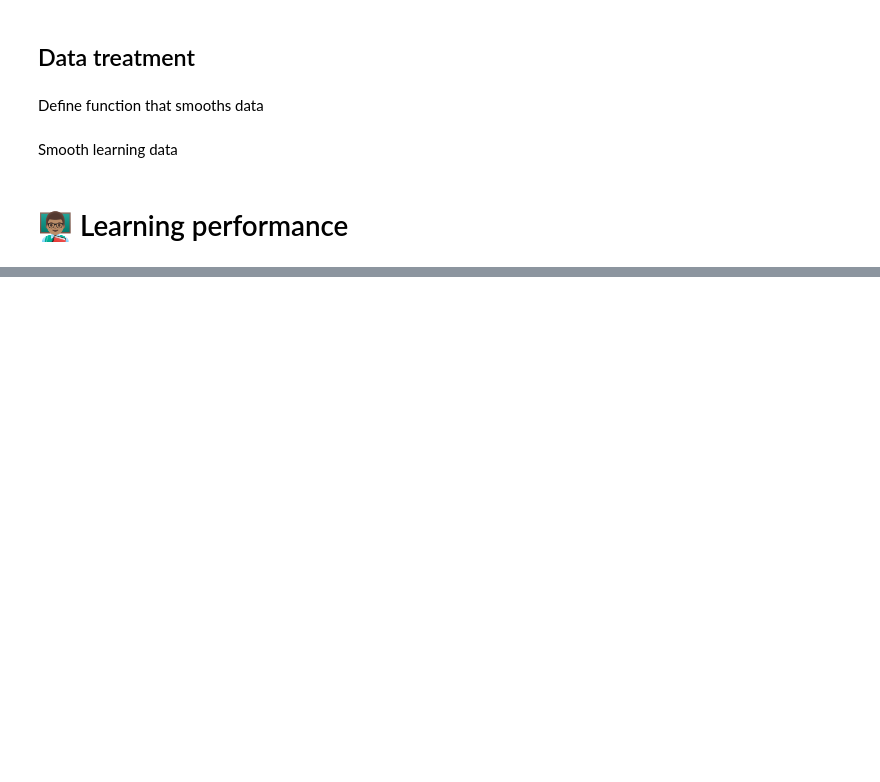
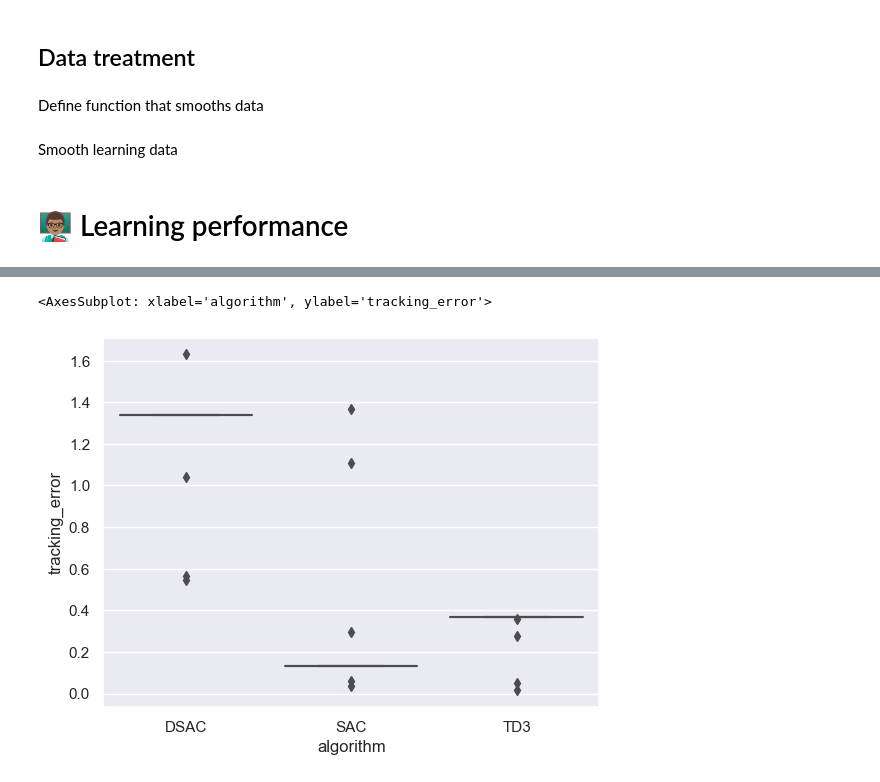
Before and after one commit to iamlucasvieira/HybridRL-FlightControl, a Jupyter notebook: notebooks/best_algorithm.ipynb, the cells around one changed output, grey strips where cells are left out. Drawn from its saved outputs; the diff is of its cells as text; code cells hidden in the pictures; blank space fills up the shorter version.

```diff
--- a/notebooks/best_algorithm.ipynb
+++ b/notebooks/best_algorithm.ipynb
@@ -84,0 +92,2 @@ plt.show()
+# %%
+df_ep_run = df_ep.groupby(["run", "algorithm"])[["reward", "tracking_error"]].sum().reset_index()
@@ -84,0 +126,5 @@ plt.show()
+# %%
+sns.boxplot(data=df_ep_run, x="algorithm", y="tracking_error")
+# %% [output]
+<AxesSubplot: xlabel='algorithm', ylabel='tracking_error'>
+[figure, added]
```
Also changed, not shown: parts of 11 cells of this notebook, 7 other files.
